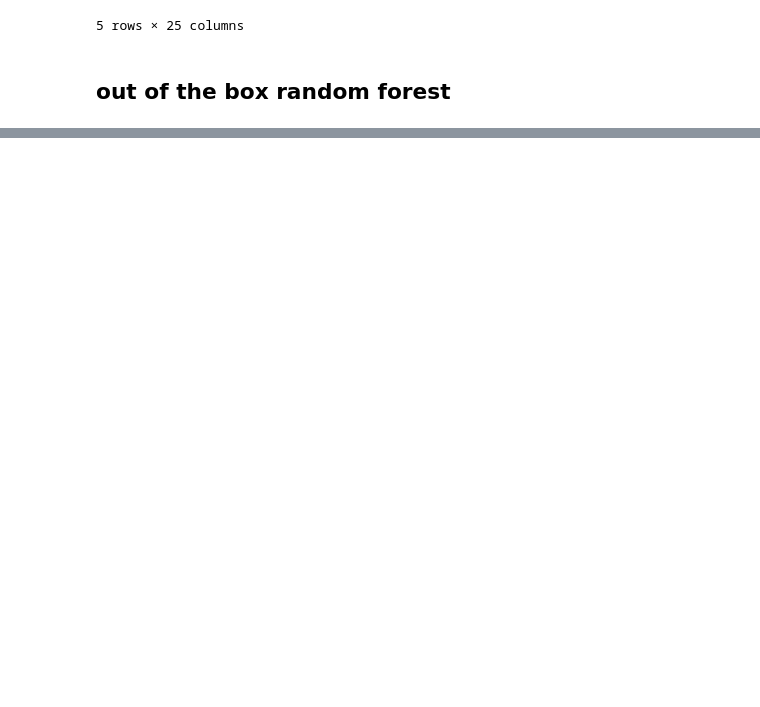
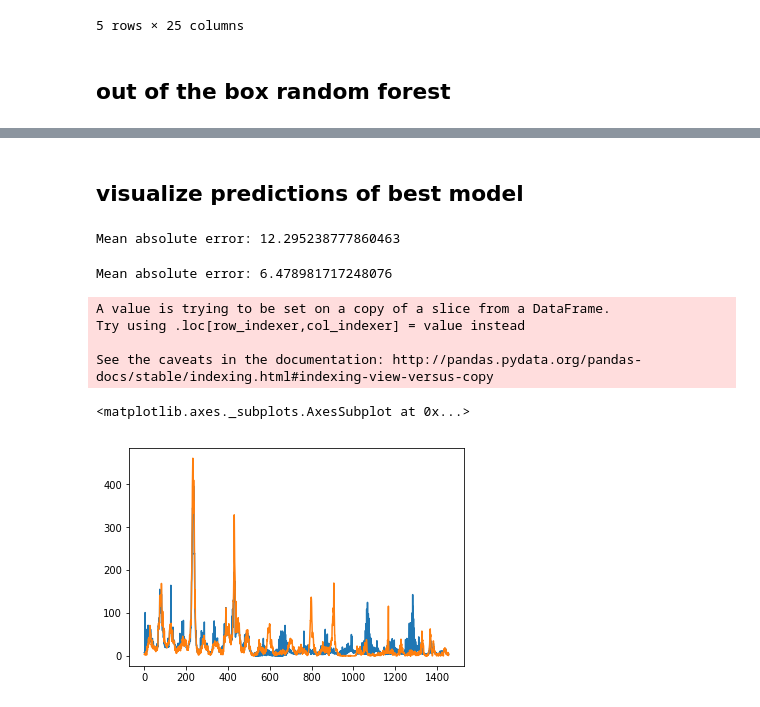
Before and after one commit to ejm714/driven_data_dengai, a Jupyter notebook: notebooks/2-miller-modeling.ipynb, the cells around one changed output, grey strips where cells are left out. Drawn from its saved outputs; the diff is of its cells as text; code cells hidden in the pictures; blank space fills up the shorter version.

Commit message:
final models trained

```diff
--- a/notebooks/2-miller-modeling.ipynb
+++ b/notebooks/2-miller-modeling.ipynb
@@ -113,0 +169,33 @@ Mean absolute error: 15.435697940503431
+# %% [markdown]
+## visualize predictions of best model
+# %%
+final_model = RandomForestRegressor(**train_fit.best_params_)
+final_model.fit(X_train, y_train)
+y_pred = final_model.predict(X_test)
+print("Mean absolute error: " + str(mean_absolute_error(y_test, y_pred)))
+# %% [output]
+Mean absolute error: 12.295238777860463
+# %%
+# refit on entire data
+fitted_model = final_model.fit(X, y)
+y_pred = fitted_model.predict(X)
+print("Mean absolute error: " + str(mean_absolute_error(y, y_pred)))
+# %% [output]
+Mean absolute error: 6.478981717248076
+# %%
+# set up results dataframe
+results_df = df[['total_cases', 'sj']]
+# %%
+# predict
+results_df['predictions'] = fitted_model.predict(X)
+# %% [output]
+A value is trying to be set on a copy of a slice from a DataFrame.
+Try using .loc[row_indexer,col_indexer] = value instead
+
+See the caveats in the documentation: http://pandas.pydata.org/pandas-docs/stable/indexing.html#indexing-view-versus-copy
+# %%
+results_df.predictions.plot(label="Predictions")
+results_df.total_cases.plot(label="Actual")
+# %% [output]
+<matplotlib.axes._subplots.AxesSubplot at 0x...>
+[figure, added]
```
Also changed, not shown: parts of 41 cells of this notebook.
